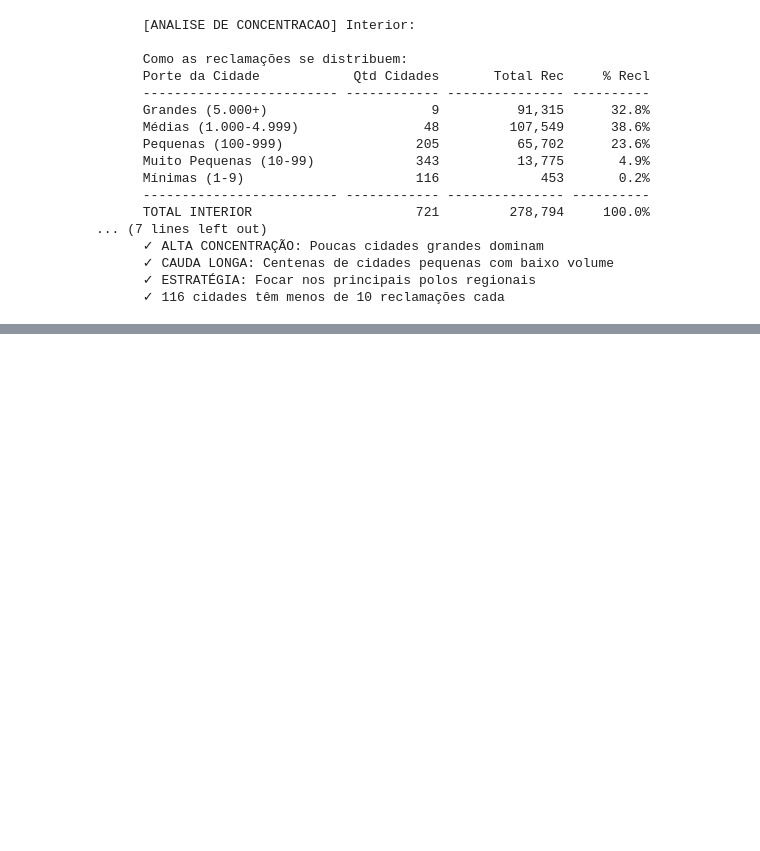
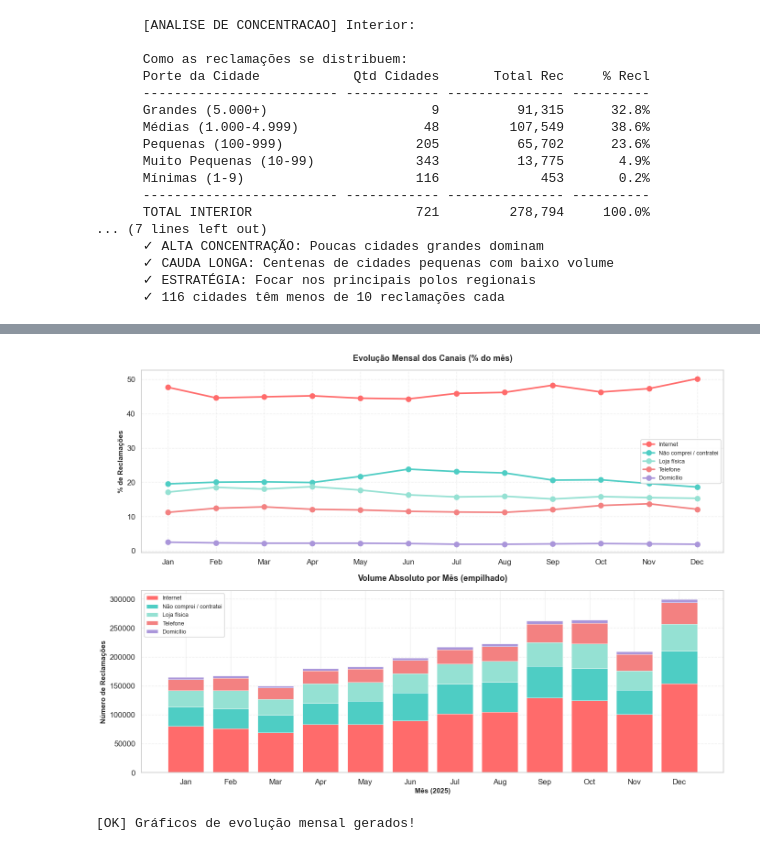
Before and after one commit to afloradda/projeto_mediacao_bancaria, a Jupyter notebook: analises/silver/notebooks_silver/01_perfil_consumidor.ipynb, the cells around one changed output, grey strips where cells are left out. Saved outputs shown, nothing was run; the diff lists cells and outputs as text; code cells hidden in the pictures; blank space fills up the shorter version.

Commit message:
feat: finalziação das analises de perfil

```diff
--- a/analises/silver/notebooks_silver/01_perfil_consumidor.ipynb
+++ b/analises/silver/notebooks_silver/01_perfil_consumidor.ipynb
@@ -6520,0 +8773,19 @@ if capital_encontrada:
+# %%
+print(f"\n[RANKING] Canais de Contratação:")
+
+print(f"\n   {'Pos':<5} {'Canal':<45} {'Reclamações':>15} {'% Total':>10}")
+print(f"   {'-'*5} {'-'*45} {'-'*15} {'-'*10}")
+
+for i, (canal, total) in enumerate(como_comprou.items(), 1):
+    pct = como_comprou_pct[canal]
+
+    # Destaque para top 3
+    if i <= 3:
+        marca = f"[{i}º]"
+    else:
+        marca = f" {i}º "
+
+    print(f"   {marca} {canal:<45} {total:>15,} {pct:>9}%")
+
+print(f"   {'-'*5} {'-'*45} {'-'*15} {'-'*10}")
+print(f"   {'TOTAL':<51} {len(df):>15,} {'100.00':>9}%")
@@ -6520,0 +9121,61 @@ if capital_encontrada:
+# %%
+if analise_possivel == 'mensal' and len(meses_ordenados) >= 3:
+    import matplotlib.pyplot as plt
+
+    fig, (ax1, ax2) = plt.subplots(2, 1, figsize=(14, 10))
+
+    cores_canais = ['#FF6B6B', '#4ECDC4', '#95E1D3', '#F38181', '#AA96DA']
+
+    # Gráfico 1: Evolução em % (linhas)
+    for i, canal in enumerate(top5_canais):
+        dados_canal = []
+        meses_labels = []
+
+        for mes in meses_ordenados:
+            df_mes = df[df['Ano_Mes'] == mes]
+            total_canal = len(df_mes[df_mes['Como Comprou Contratou'] == canal])
+            pct = round((total_canal / len(df_mes) * 100), 1) if len(df_mes) > 0 else 0
+
+            dados_canal.append(pct)
+            meses_labels.append(mes.strftime('%b'))
+
+        ax1.plot(meses_labels, dados_canal, marker='o', linewidth=2.5,
+                markersize=8, label=canal[:30], color=cores_canais[i])
+
+    ax1.set_ylabel('% de Reclamações', fontsize=11, fontweight='bold')
+    ax1.set_title('Evolução Mensal dos Canais (% do mês)', fontsize=13, fontweight='bold', pad=15)
+    ax1.legend(loc='best', fontsize=9, framealpha=0.9)
+    ax1.grid(True, alpha=0.3, linestyle='--')
+
+    # Gráfico 2: Volume total por mês (barras empilhadas)
+    dados_empilhados = []
+
+    for canal in top5_canais:
+        dados_canal = []
+        for mes in meses_ordenados:
+            df_mes = df[df['Ano_Mes'] == mes]
+            total_canal = len(df_mes[df_mes['Como Comprou Contratou'] == canal])
+            dados_canal.append(total_canal)
+        dados_empilhados.append(dados_canal)
+
+    meses_labels = [mes.strftime('%b') for mes in meses_ordenados]
+
+    bottom = [0] * len(meses_ordenados)
+    for i, (canal, dados) in enumerate(zip(top5_canais, dados_empilhados)):
+        ax2.bar(meses_labels, dados, bottom=bottom, label=canal[:30],
+                color=cores_canais[i], edgecolor='white', linewidth=0.5)
+        bottom = [b + d for b, d in zip(bottom, dados)]
+
+    ax2.set_xlabel('Mês (2025)', fontsize=11, fontweight='bold')
+    ax2.set_ylabel('Número de Reclamações', fontsize=11, fontweight='bold')
+    ax2.set_title('Volume Absoluto por Mês (empilhado)', fontsize=13, fontweight='bold', pad=15)
+    ax2.legend(loc='upper left', fontsize=9, framealpha=0.9)
+    ax2.grid(axis='y', alpha=0.3, linestyle='--')
+
+    plt.tight_layout()
+    plt.show()
+
+    print("\n[OK] Gráficos de evolução mensal gerados!")
+# %% [output]
+[figure, added]
+[OK] Gráficos de evolução mensal gerados!
```
Also changed, not shown: parts of 248 cells of this notebook.
